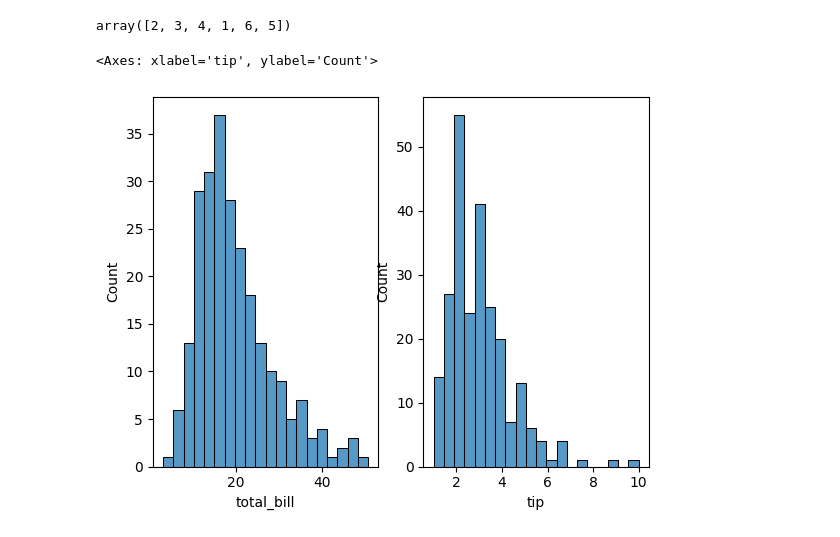
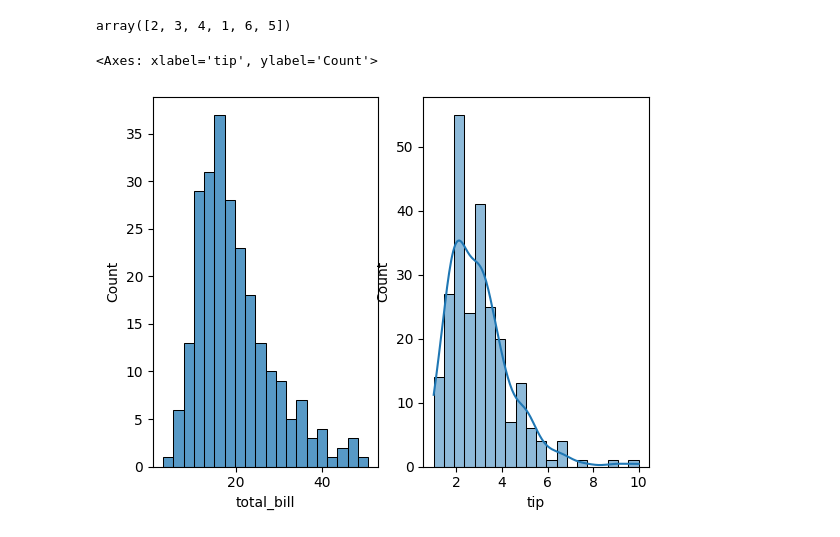
Before and after one commit to Bhoomi-raj/python, a Jupyter notebook: matplotlib/seaborn.ipynb, the cells around one changed output. Drawn from its saved outputs; the diff is of its cells as text; code cells hidden in the pictures.

```diff
--- a/matplotlib/seaborn.ipynb
+++ b/matplotlib/seaborn.ipynb
@@ -26,8 +26,8 @@ array([2, 3, 4, 1, 6, 5])
 # %%
 plt.subplot(1,2,1)
 sns.histplot(df["total_bill"],bins =20)
 plt.subplot(1,2,2)
-sns.histplot(df["tip"],bins =20)
+sns.histplot(df["tip"],bins =20,kde = True)
 # %% [output]
 <Axes: xlabel='tip', ylabel='Count'>
-[figure, old version]
+[figure, new version]
```
Also changed, not shown: parts of 6 cells of this notebook, 49 other files.
